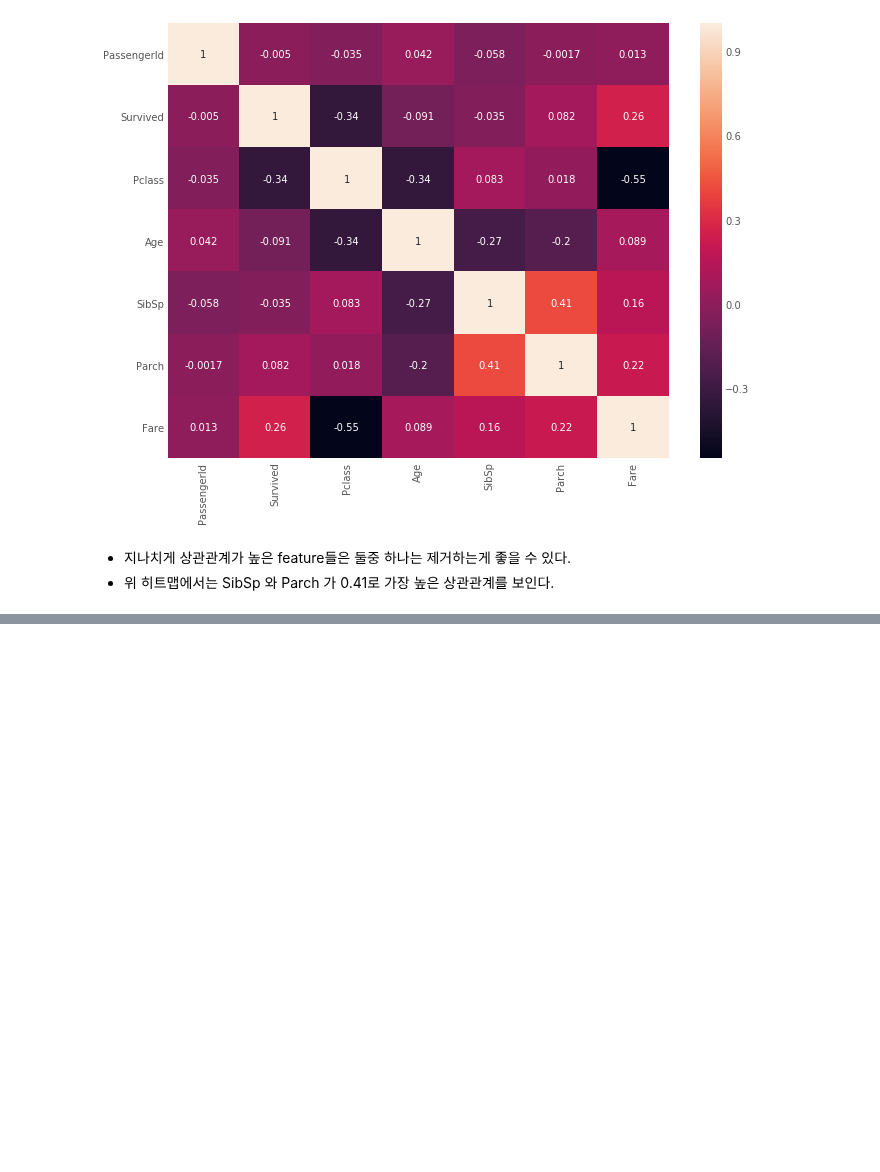
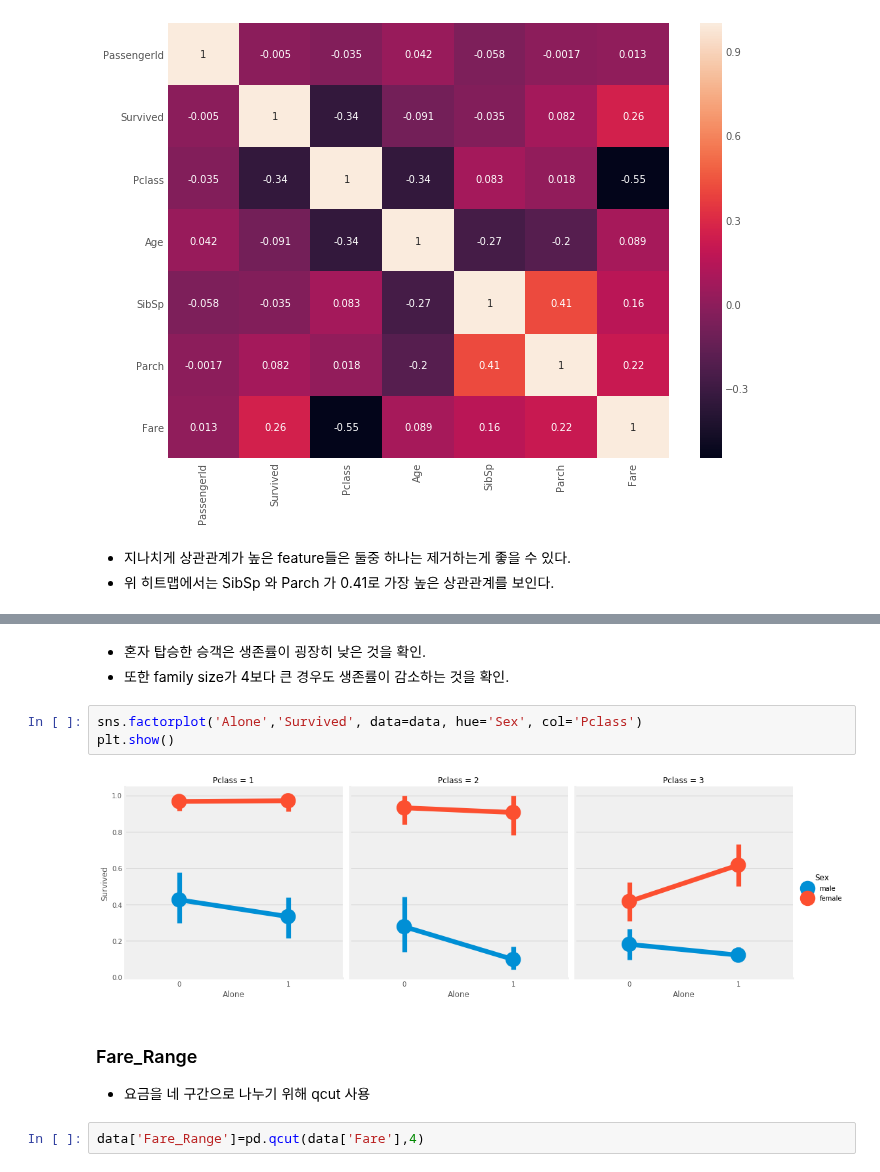
Before and after one commit to suhyun-cho/Dive-to-Kaggle, a Jupyter notebook: Titanic tutorial_02.ipynb, the cells around one changed output, grey strips where cells are left out. Drawn from its saved outputs; the diff is of its cells as text; blank space fills up the shorter version.

```diff
--- a/Titanic tutorial_02.ipynb
+++ b/Titanic tutorial_02.ipynb
@@ -403,0 +457,13 @@ plt.show()
+# %% [markdown]
+* 혼자 탑승한 승객은 생존률이 굉장히 낮은 것을 확인.
+* 또한 family size가 4보다 큰 경우도 생존률이 감소하는 것을 확인.
+# %%
+sns.factorplot('Alone','Survived', data=data, hue='Sex', col='Pclass')
+plt.show()
+# %% [output]
+[figure, added]
+# %% [markdown]
+### Fare_Range
+* 요금을 네 구간으로 나누기 위해 qcut 사용
+# %%
+data['Fare_Range']=pd.qcut(data['Fare'],4)
```
Also changed, not shown: parts of 26 cells of this notebook.
